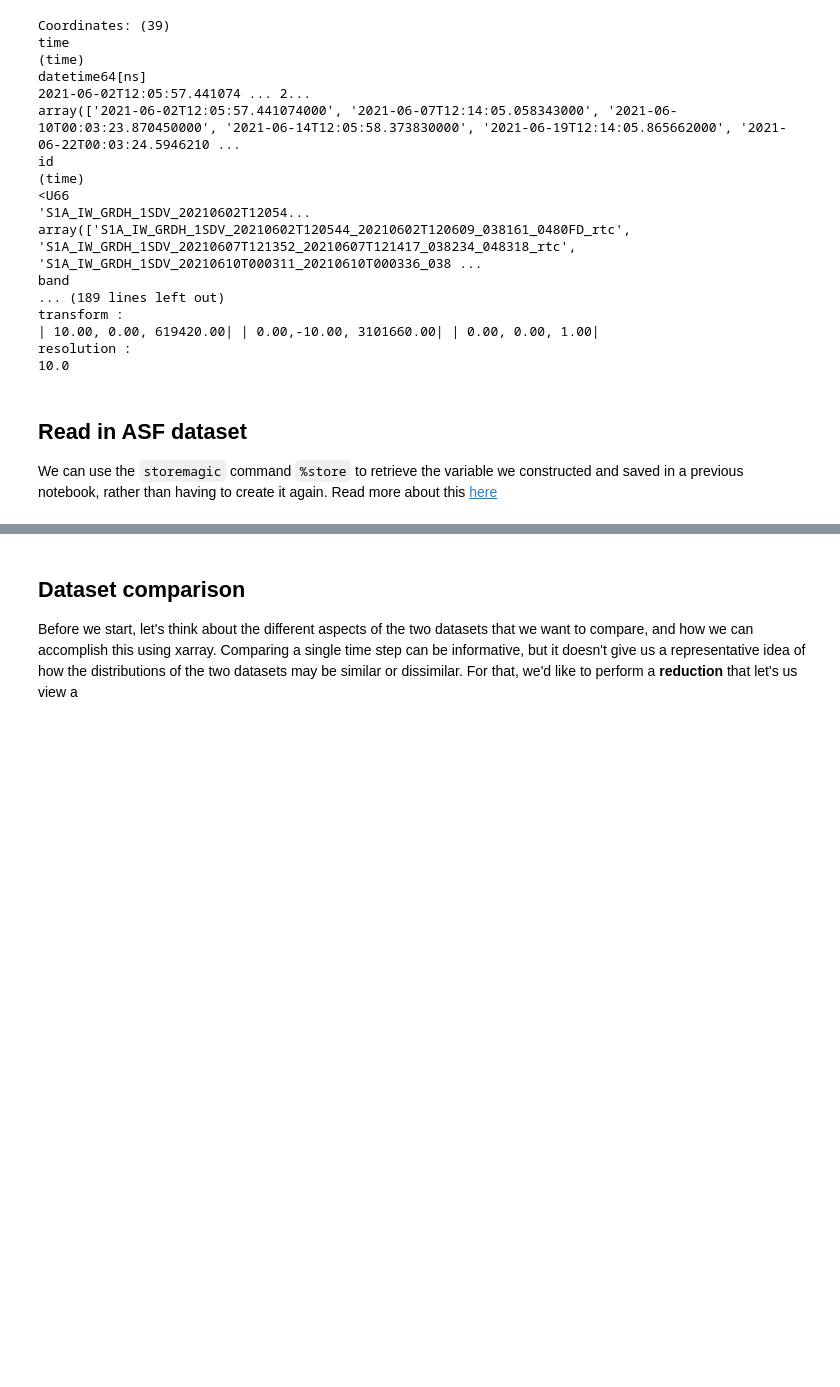
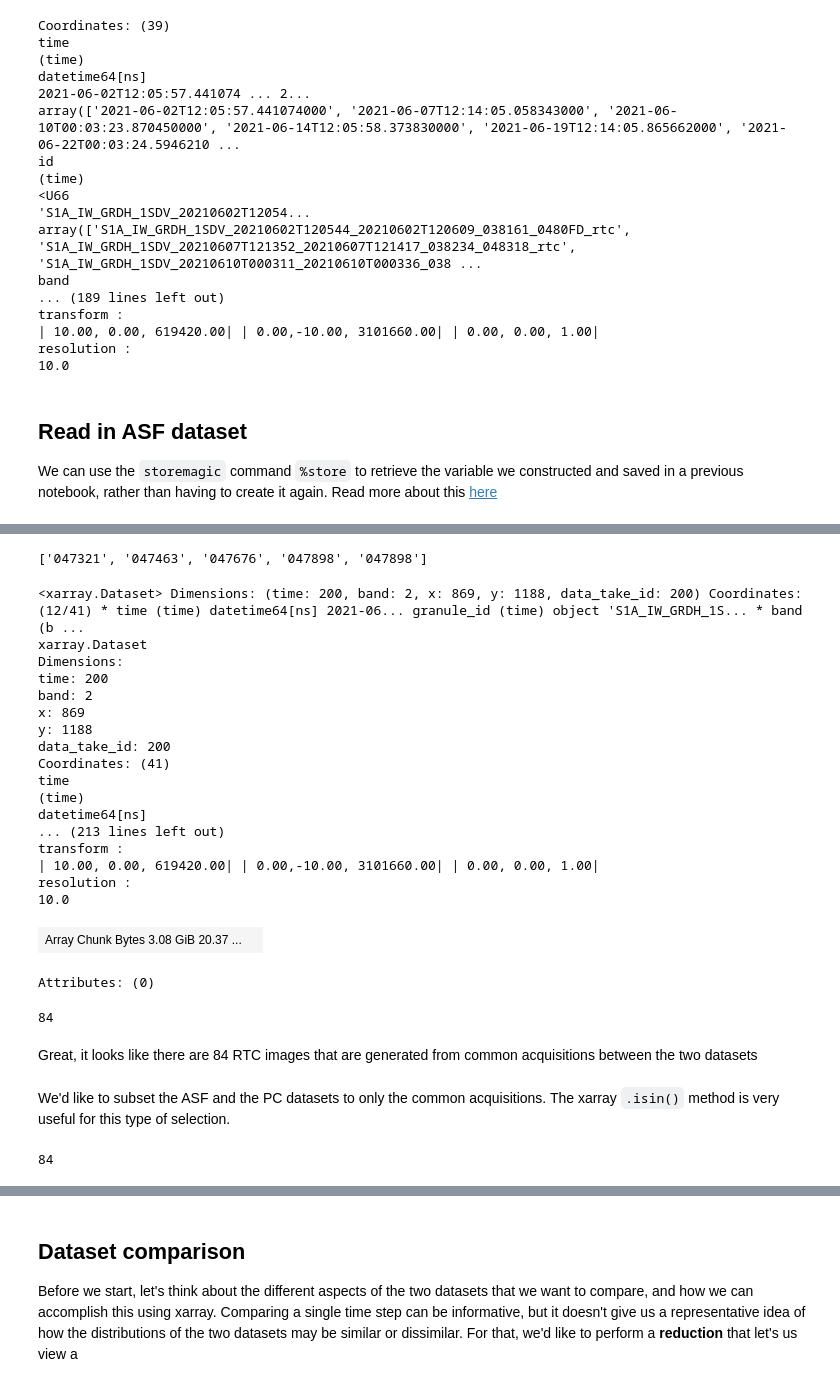
Before and after one commit to e-marshall/sentinel1_rtc, a Jupyter notebook: dataset_comparison.ipynb, the cells around one changed output, grey strips where cells are left out. Saved outputs shown, nothing was run; the diff lists cells and outputs as text; code cells hidden in the pictures; blank space fills up the shorter version.

```diff
--- a/dataset_comparison.ipynb
+++ b/dataset_comparison.ipynb
@@ -168,0 +163,5 @@ Attributes: (0)
+# %%
+data_take = [str(vrt_full.isel(acq_date = t).granule_id.values)[56:62] for t in range(len(vrt_full.acq_date))]
+data_take[:5]
+# %% [output]
+['047321', '047463', '047676', '047898', '047898']
@@ -168,0 +170,23 @@ Attributes: (0)
+# %%
+da_pc = da_pc.assign_coords({'data_take_id': [str(da_pc.isel(time=t).granule_id.values)[56:] for t in range(len(da_pc.time))]})
+da_pc
+# %% [output]
+<xarray.Dataset> Dimensions: (time: 200, band: 2, x: 869, y: 1188, data_take_id: 200) Coordinates: (12/41) * time (time) datetime64[ns] 2021-06... granule_id (time) object 'S1A_IW_GRDH_1S... * band (b ...
+xarray.Dataset
+Dimensions:
+time: 200
+band: 2
+x: 869
+y: 1188
+data_take_id: 200
+Coordinates: (41)
+time
+(time)
+datetime64[ns]
+... (213 lines left out)
+transform :
+| 10.00, 0.00, 619420.00| | 0.00,-10.00, 3101660.00| | 0.00, 0.00, 1.00|
+resolution :
+10.0
+| Array Chunk Bytes 3.08 GiB 20.37 ... |  |
+Attributes: (0)
@@ -168,0 +196,9 @@ Attributes: (0)
+# %%
+common_data_takes  = list(set(pc_data_take_ls) & set(asf_data_take_ls))
+len(common_data_takes)
+# %% [output]
+84
+# %% [markdown]
+Great, it looks like there are 84 RTC images that are generated from common acquisitions between the two datasets
+# %% [markdown]
+We'd like to subset the ASF and the PC datasets to only the common acquisitions. The xarray `.isin()` method is very useful for this type of selection.
@@ -168,0 +220,5 @@ Attributes: (0)
+# %%
+len(asf_subset.data_take_id)
+len(pc_subset.data_take_id)
+# %% [output]
+84
```
Also changed, not shown: parts of 13 cells of this notebook, 3 other files.
